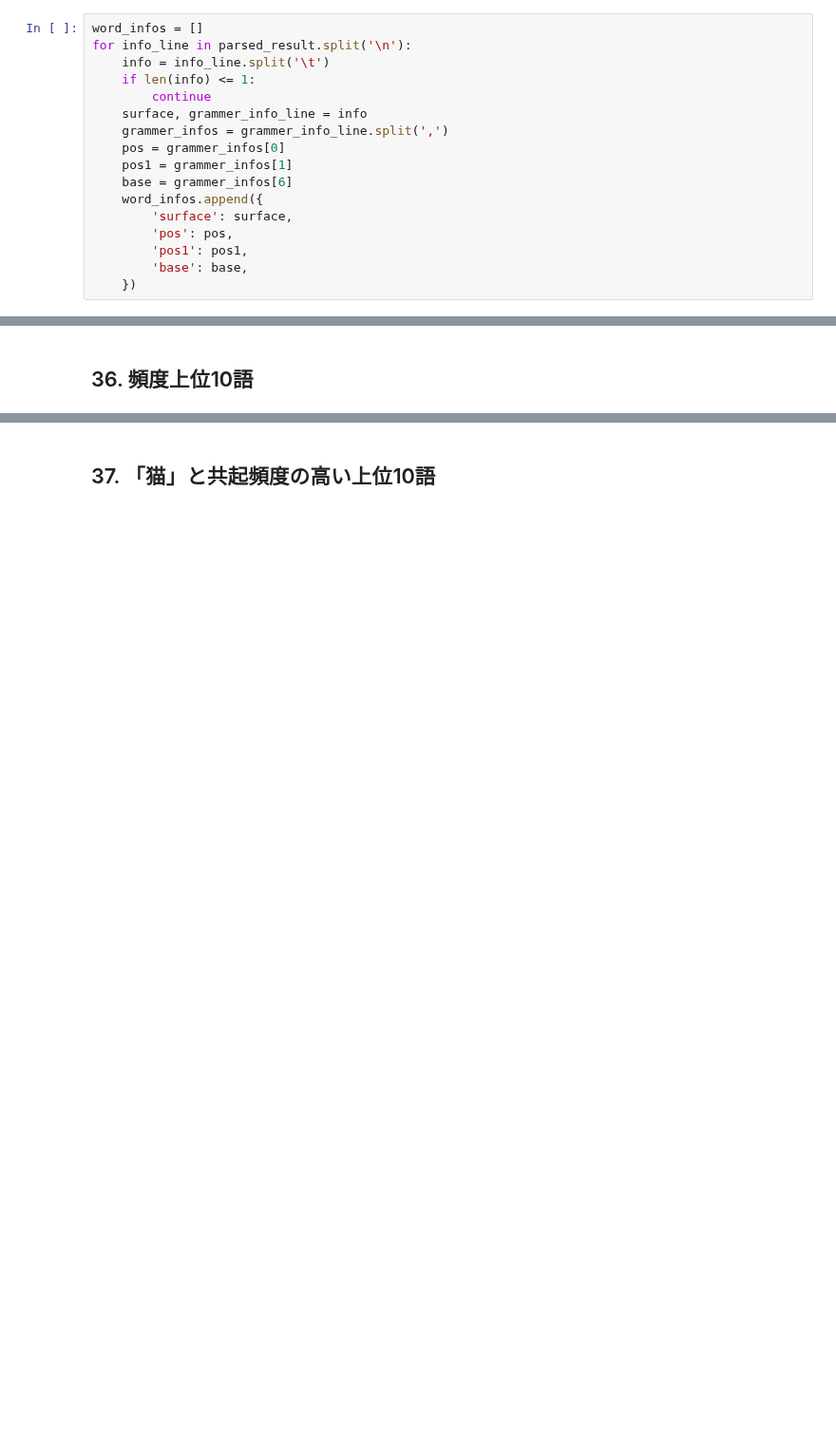
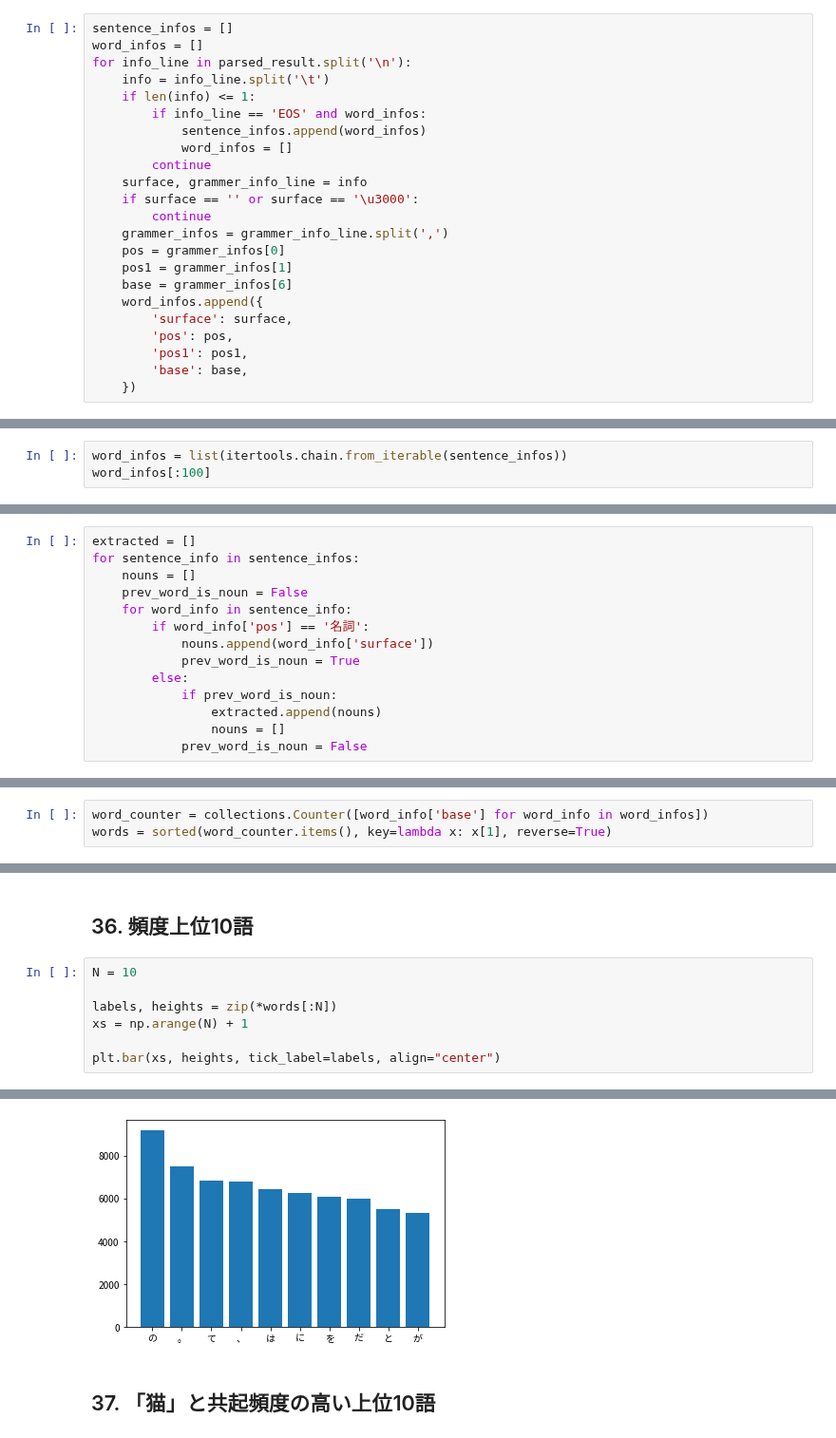
Before and after one commit to Yuki-Wada/exercises, a Jupyter notebook: nlp_100_knock/solutions/Question_30_39.ipynb, the cells around one changed output, grey strips where cells are left out. Shown at 95% size. Saved outputs shown, nothing was run; the diff lists cells and outputs as text; blank space fills up the shorter version.

```diff
--- a/nlp_100_knock/solutions/Question_30_39.ipynb
+++ b/nlp_100_knock/solutions/Question_30_39.ipynb
@@ -24,12 +25,18 @@ parsed_result_path = 'Question_30_39/neko.txt.mecab'
 with open(parsed_result_path, 'r', encoding='utf8') as f:
     parsed_result = f.read()
 # %%
+sentence_infos = []
 word_infos = []
 for info_line in parsed_result.split('\n'):
     info = info_line.split('\t')
     if len(info) <= 1:
+        if info_line == 'EOS' and word_infos:
+            sentence_infos.append(word_infos)
+            word_infos = []
         continue
     surface, grammer_info_line = info
+    if surface == '' or surface == '\u3000':
+        continue
     grammer_infos = grammer_info_line.split(',')
     pos = grammer_infos[0]
     pos1 = grammer_infos[1]
@@ -62,0 +50,3 @@ word_infos
+# %%
+word_infos = list(itertools.chain.from_iterable(sentence_infos))
+word_infos[:100]
@@ -113,2 +164,16 @@ verb_bases
 # %% [markdown]
 ## 34. 名詞の連接
+# %%
+extracted = []
+for sentence_info in sentence_infos:
+    nouns = []
+    prev_word_is_noun = False
+    for word_info in sentence_info:
+        if word_info['pos'] == '名詞':
+            nouns.append(word_info['surface'])
+            prev_word_is_noun = True
+        else:
+            if prev_word_is_noun:
+                extracted.append(nouns)
+                nouns = []
+            prev_word_is_noun = False
@@ -115,2 +200,5 @@ verb_bases
 # %% [markdown]
 ## 35. 単語の出現頻度
+# %%
+word_counter = collections.Counter([word_info['base'] for word_info in word_infos])
+words = sorted(word_counter.items(), key=lambda x: x[1], reverse=True)
@@ -117,2 +225,10 @@ verb_bases
 # %% [markdown]
 ## 36. 頻度上位10語
+# %%
+N = 10
+
+labels, heights = zip(*words[:N])
+xs = np.arange(N) + 1
+
+plt.bar(xs, heights, tick_label=labels, align="center")
+# %% [output]
@@ -119,2 +236,3 @@ verb_bases
+[figure, added]
 # %% [markdown]
 ## 37. 「猫」と共起頻度の高い上位10語
```
Also changed, not shown: parts of 18 cells of this notebook, 9 other files.
